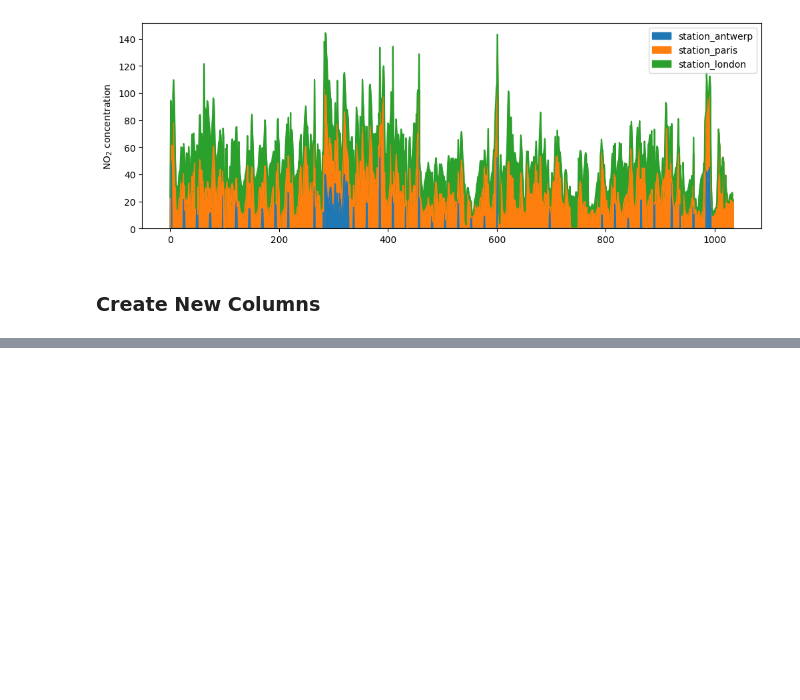
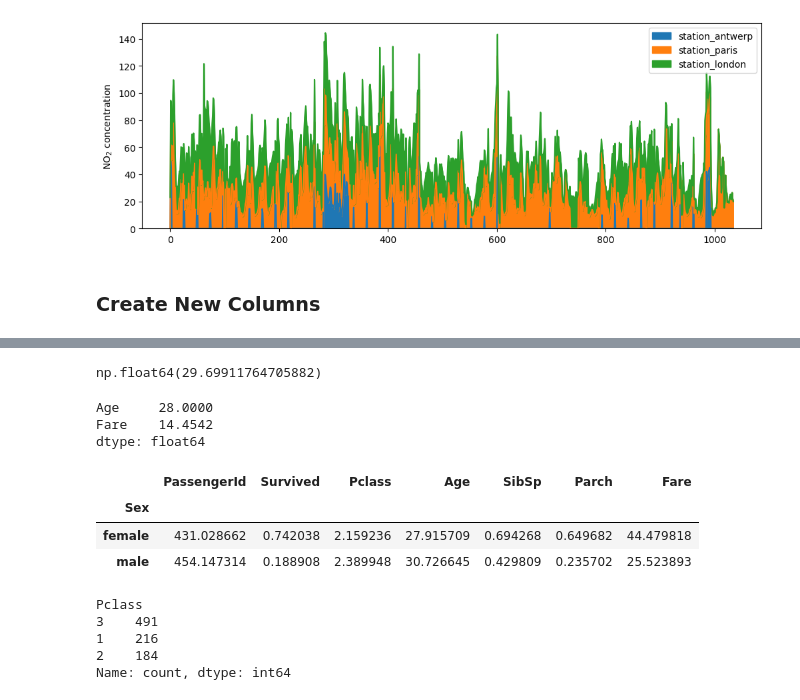
Before and after one commit to guka20/learn_pandas_from_documentation, a Jupyter notebook: learn.ipynb, the cells around one changed output, grey strips where cells are left out. Cells and saved outputs as stored; diff of their text form; code cells hidden in the pictures; blank space fills up the shorter version.

Commit message:
Count Statistics

```diff
--- a/learn.ipynb
+++ b/learn.ipynb
@@ -113,0 +116,13 @@ air_quality_renamed = air_quality.rename(columns={
+# %%
+titanic = pd.read_csv('./data/titanic.csv')
+# %%
+# საშუალო
+titanic['Age'].mean()
+# %% [output]
+np.float64(29.69911764705882)
+# %%
+titanic[['Age','Fare']].median()
+# %% [output]
+Age     28.0000
+Fare    14.4542
+dtype: float64
@@ -113,0 +141,9 @@ air_quality_renamed = air_quality.rename(columns={
+# %%
+# გამოვითვალეთ ყველა column-ის საშუალო რომლის ტიპიც იყო ციფრი სქესის მიხედვით
+# numeric_only ვუთითებთ რომ გამოითვალოს მხოლოდ იმ column-ების საშუალო რომლის ტიპიც არის ციფრი
+titanic.groupby('Sex').mean(numeric_only=True)
+# %% [output]
+|  | PassengerId | Survived | Pclass | Age | SibSp | Parch | Fare |
+| Sex |  |  |  |  |  |  |  |
+| female | 431.028662 | 0.742038 | 2.159236 | 27.915709 | 0.694268 | 0.649682 | 44.479818 |
+| male | 454.147314 | 0.188908 | 2.389948 | 30.726645 | 0.429809 | 0.235702 | 25.523893 |
@@ -113,0 +156,9 @@ air_quality_renamed = air_quality.rename(columns={
+# %%
+# დავითვალეთ თუ რომელი მნიშვნელობა რამდენჯერაა გამოყენებული
+titanic['Pclass'].value_counts()
+# %% [output]
+Pclass
+3    491
+1    216
+2    184
+Name: count, dtype: int64
```
Also changed, not shown: parts of 5 cells of this notebook.
